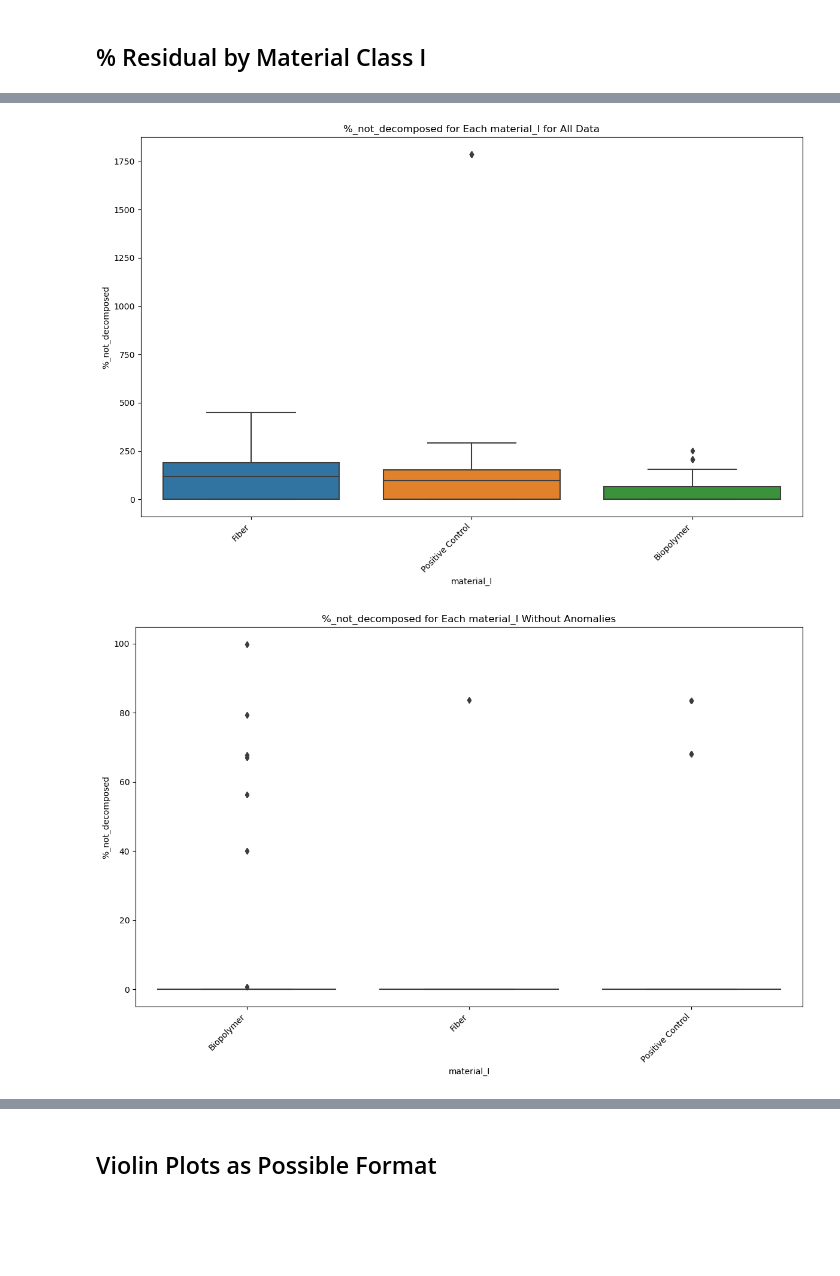
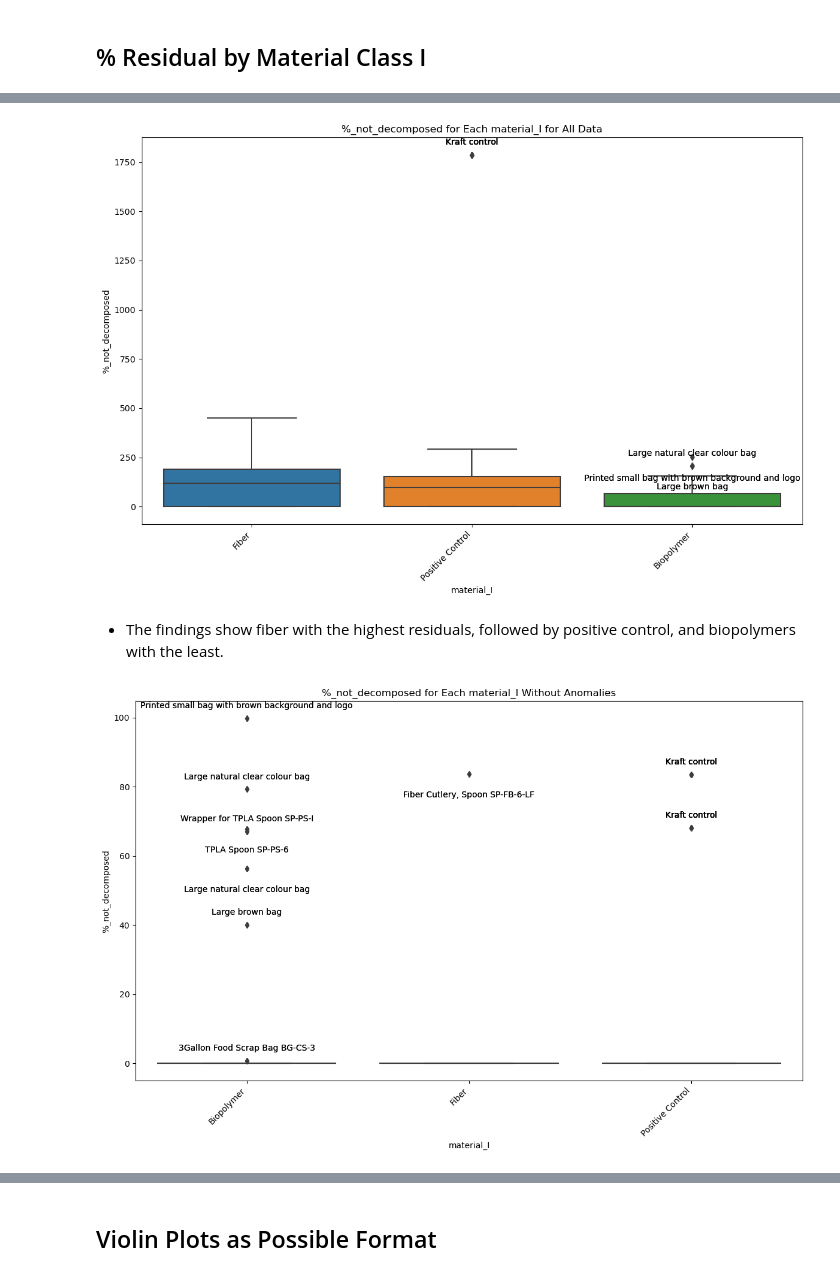
Before and after one commit to uchicago-dsi/compostable-disintegration-analysis, a Jupyter notebook: notebooks/CASP004-001 Visualizations Presentation.ipynb, the cells around one changed output, grey strips where cells are left out. Cells and saved outputs as stored; diff of their text form; code cells hidden in the pictures; blank space fills up the shorter version.

Commit message:
update viz presentation
1. add actual distribution by material
2. add annotations for outliers for plots by material
3. add descriptions for plots

```diff
--- a/notebooks/CASP004-001 Visualizations Presentation.ipynb
+++ b/notebooks/CASP004-001 Visualizations Presentation.ipynb
@@ -4,7 +4,7 @@ import numpy as np
 import matplotlib.pyplot as plt
 import seaborn as sns
 # %%
-df_master = pd.read_csv("/project/data/CASP004-01/masterfile.csv")
+df_master = pd.read_csv("data/CASP004-01/masterfile.csv")
 df_master['product_brand'] = df_master['product_brand'].str.rstrip()
 def correct_product_brand_spacing(df, column_name):
     # Add a space before the slash if it's not there and remove extra spaces after the slash
@@ -101,8 +163,10 @@ bar_whisker_plot(df_non_outlier, 'product_name', '%_not_decomposed', 'Without An
 # %%
-bar_whisker_plot(df_end, 'material_I', '%_not_decomposed', 'for All Data')
+bar_whisker_plot_annotate(df_end, 'material_I', '%_not_decomposed', 'for All Data')
 # %% [output]
-[figure, old version]
+[figure, new version]
+# %% [markdown]
+- The findings show fiber with the highest residuals, followed by positive control, and biopolymers with the least.
 # %%
-bar_whisker_plot(df_non_outlier, 'material_I', '%_not_decomposed', 'Without Anomalies')
+bar_whisker_plot_annotate(df_non_outlier, 'material_I', '%_not_decomposed', 'Without Anomalies')
 # %% [output]
-[figure, old version]
+[figure, new version]
```
Also changed, not shown: parts of 13 cells of this notebook, 1 other file.
